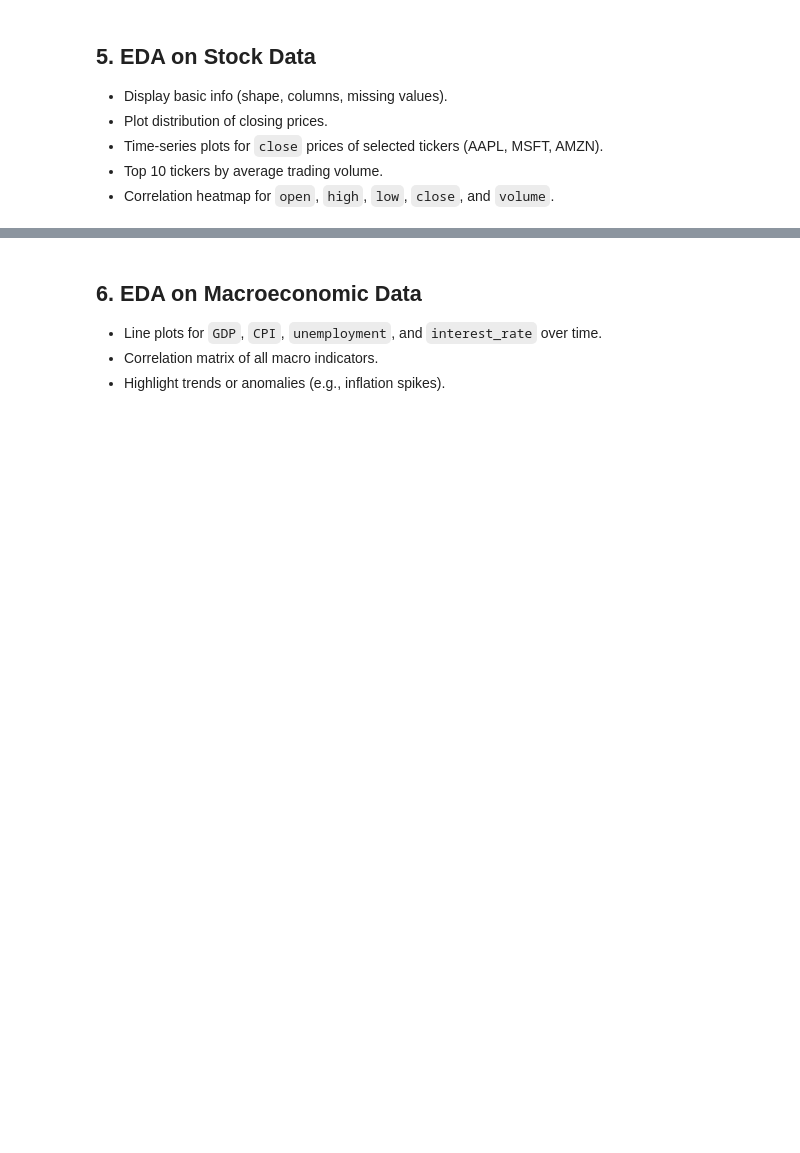
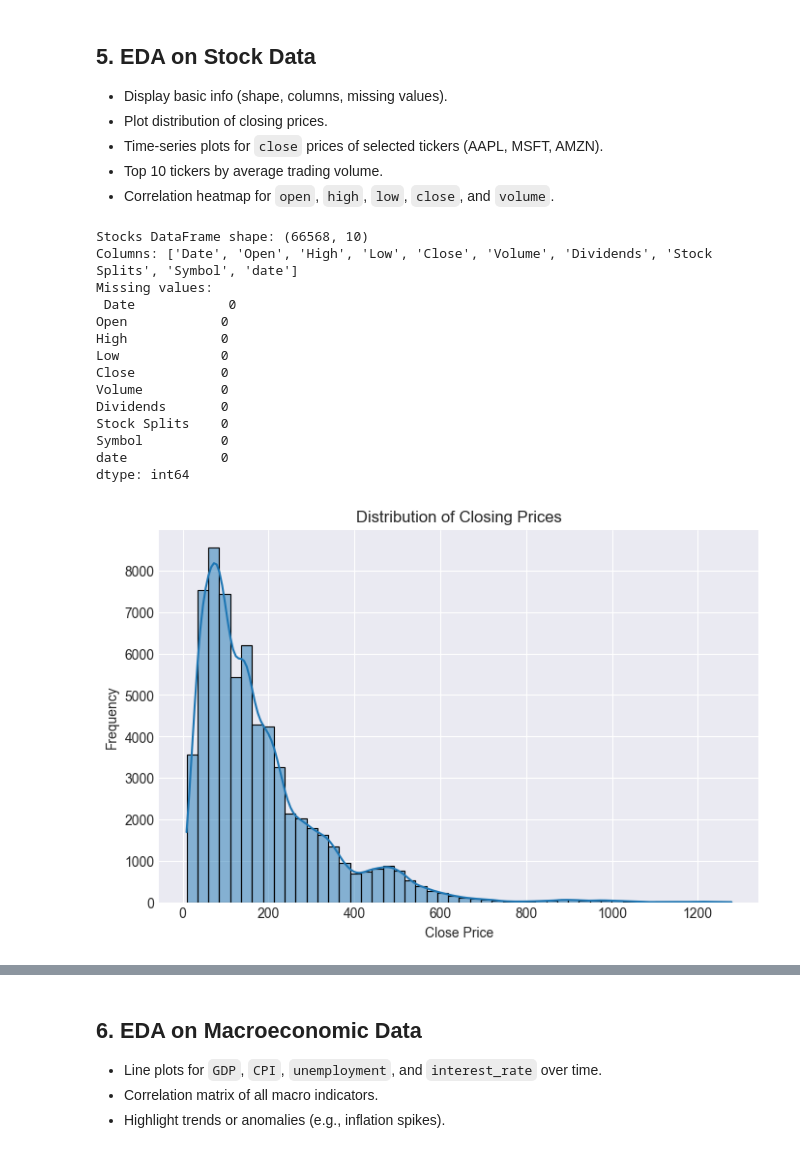
Before and after one commit to thepkcodes/SP500-Analysis-and-Prediction, a Jupyter notebook: notebooks/EDA.ipynb, the cells around one changed output, grey strips where cells are left out. Saved outputs shown, nothing was run; the diff lists cells and outputs as text; code cells hidden in the pictures; blank space fills up the shorter version.

```diff
--- a/notebooks/EDA.ipynb
+++ b/notebooks/EDA.ipynb
@@ -45,9 +47,9 @@ FileNotFoundError: [Errno 2] No such file or directory: '../data/raw/all_stocks_
 Convert the `date` column in all datasets to pandas datetime format for proper time-based analysis.
 # %%
 # Convert 'date' columns to datetime
-stocks_df['date'] = pd.to_datetime(stocks_df['date'])
-macro_df['date'] = pd.to_datetime(macro_df['date'])
-sentiment_df['date'] = pd.to_datetime(sentiment_df['date'])
+stocks_df['date'] = pd.to_datetime(stocks_df['Date'])
+macro_df['date'] = pd.to_datetime(macro_df['Date'])
+sentiment_df['date'] = pd.to_datetime(sentiment_df['Date'])
 
 # Check conversion
 print(stocks_df['date'].dtype, macro_df['date'].dtype, sentiment_df['date'].dtype)
@@ -82,16 +104,32 @@ print("Macro missing values:\n", macro_df.isna().sum())
 # %%
 # Basic info
 print("Stocks DataFrame shape:", stocks_df.shape)
 print("Columns:", stocks_df.columns.tolist())
 print("Missing values:\n", stocks_df.isna().sum())
 
 # Distribution of closing prices
 plt.figure(figsize=(8,5))
-sns.histplot(stocks_df['close'], bins=50, kde=True)
+sns.histplot(stocks_df['Close'], bins=50, kde=True)
 plt.title('Distribution of Closing Prices')
 plt.xlabel('Close Price')
 plt.ylabel('Frequency')
 plt.show()
+# %% [output]
+Stocks DataFrame shape: (66568, 10)
+Columns: ['Date', 'Open', 'High', 'Low', 'Close', 'Volume', 'Dividends', 'Stock Splits', 'Symbol', 'date']
+Missing values:
+ Date            0
+Open            0
+High            0
+Low             0
+Close           0
+Volume          0
+Dividends       0
+Stock Splits    0
+Symbol          0
+date            0
+dtype: int64
+[figure, added]
 # %%
 # Time-series plot for selected tickers
 selected_tickers = ['AAPL', 'MSFT', 'AMZN']
```
Also changed, not shown: parts of 21 cells of this notebook, 5 other files.
